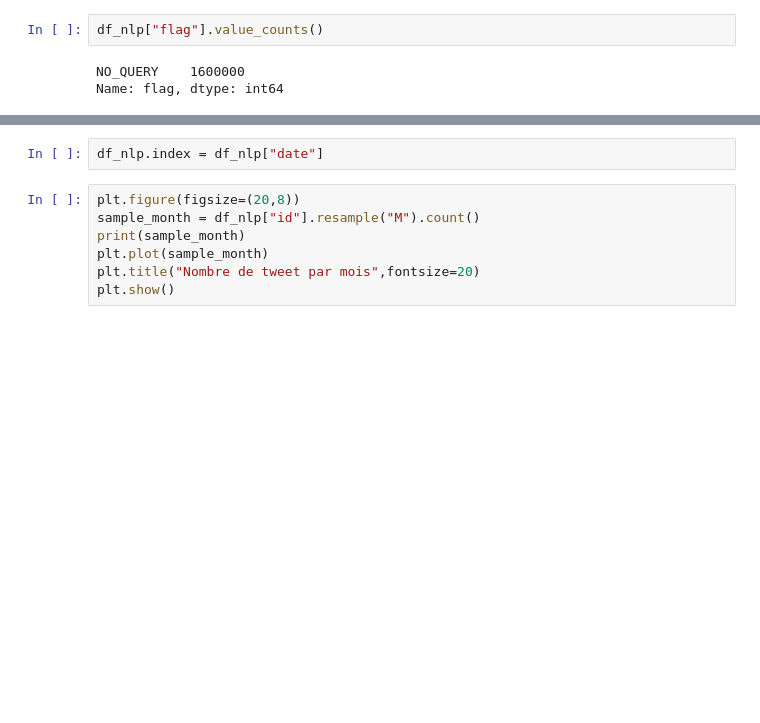
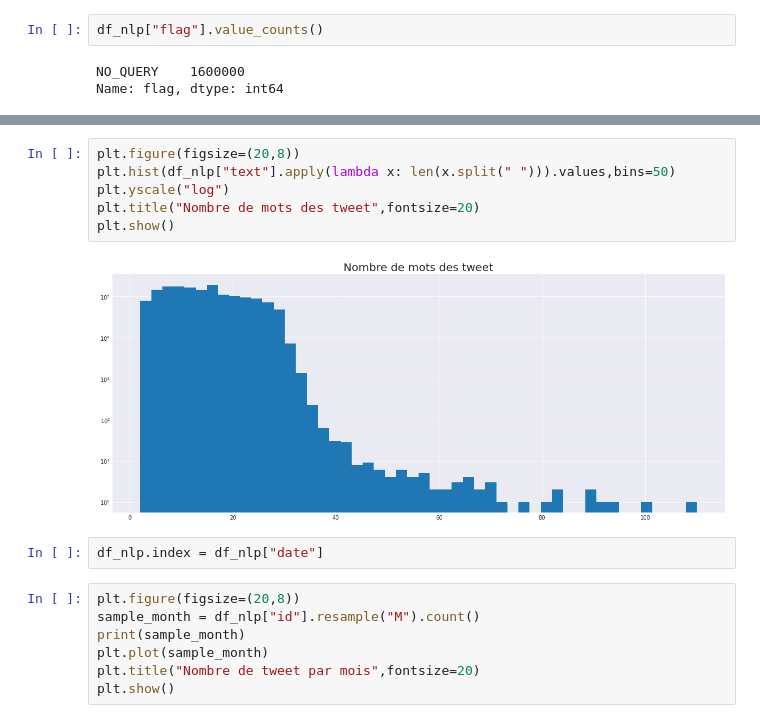
Before and after one commit to Seb-IX/Projet_7, a Jupyter notebook: Solution/script/P07_analyse.ipynb, the cells around one changed output, grey strips where cells are left out. Drawn from its saved outputs; the diff is of its cells as text; blank space fills up the shorter version.

```diff
--- a/Solution/script/P07_analyse.ipynb
+++ b/Solution/script/P07_analyse.ipynb
@@ -80,3 +81,11 @@ plt.show()
+# %%
+plt.figure(figsize=(20,8))
+plt.hist(df_nlp["text"].apply(lambda x: len(x.split(" "))).values,bins=50)
+plt.yscale("log")
+plt.title("Nombre de mots des tweet",fontsize=20)
+plt.show()
+# %% [output]
+[figure, added]
 # %%
 df_nlp.index = df_nlp["date"]
 # %%
```
Also changed, not shown: parts of 26 cells of this notebook, 43 other files.
